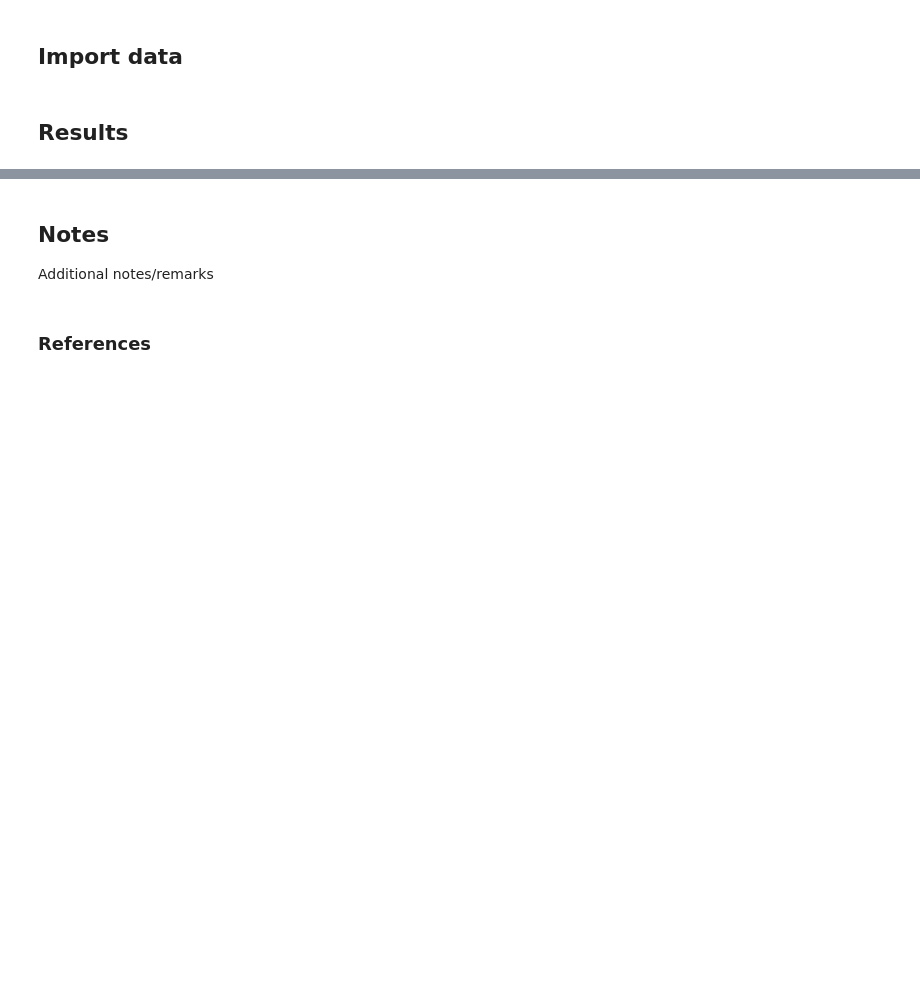
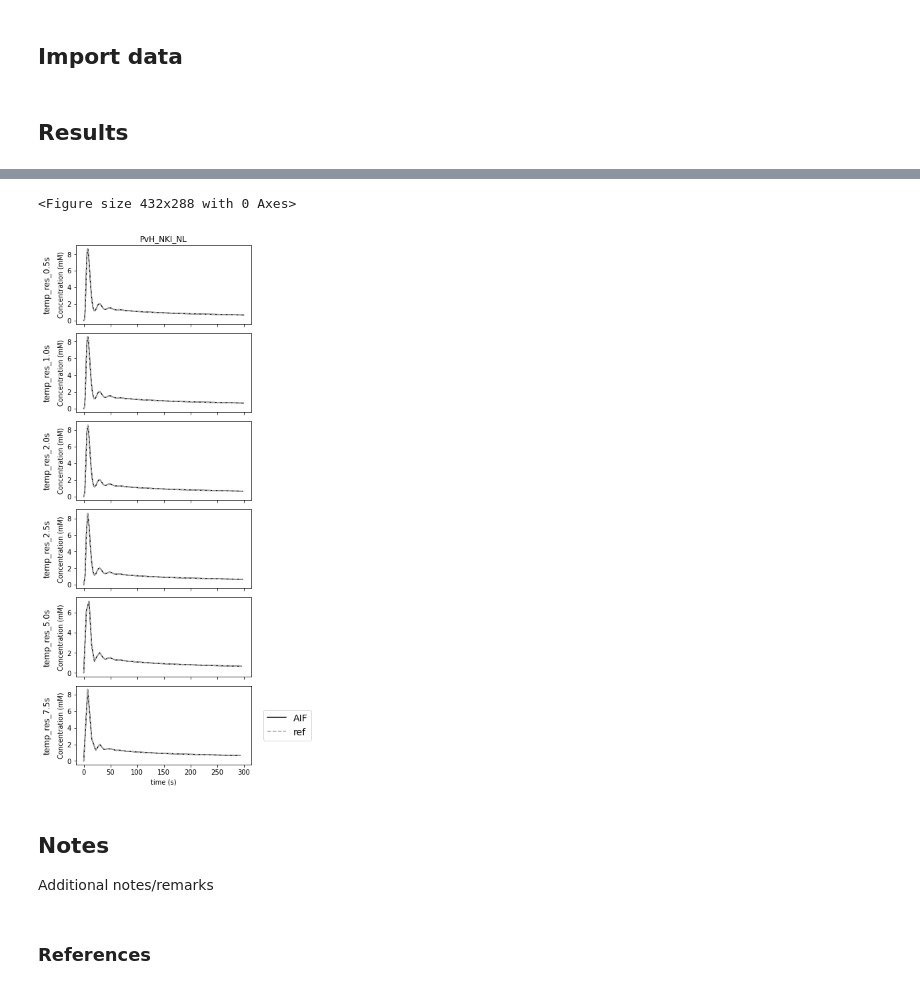
Before and after one commit to OSIPI/DCE-DSC-MRI_CodeCollection, a Jupyter notebook: notebooks/GeorgiouAIF.ipynb, the cells around one changed output, grey strips where cells are left out. Drawn from its saved outputs; the diff is of its cells as text; code cells hidden in the pictures; blank space fills up the shorter version.

```diff
--- a/notebooks/GeorgiouAIF.ipynb
+++ b/notebooks/GeorgiouAIF.ipynb
@@ -22,3 +66,64 @@ Tolerances
+# %%
+data_res = df[(df['source']=='temp_res')]
+res_list = data_res.label.unique()
+no_res = len(res_list)
+
+plt.figure()
+fig, ax = plt.subplots(no_res, no_authors, sharex='col', sharey='row', figsize=(6,12))
+
+
+if no_authors > 1:
+    for current_res in range(no_res):
+        for current_author in range(no_authors):
+            subset_data = data_res[(data_res['author'] == author_list[current_author]) & (data_res['label'] == res_list[current_res])]
+            ax[current_res,current_author].plot(subset_data.time_ref, subset_data.cb_measured, color='black',label ="AIF")
+            ax[current_res,current_author].plot(subset_data.time_ref, subset_data.aif_ref, color='darkgrey', linestyle='dashed', label='ref')
+
+            if current_res == 0:
+                ax[current_res,current_author].set_title(author_list[current_author])
+            if current_author == 0:
+                ax[current_res,current_author].set_ylabel('Concentration (mM)')
+            if current_res == no_acq-1:
+                ax[current_res,current_author].set_xlabel('time (s)')
+
+        ax[no_res-1,no_authors-1].legend(bbox_to_anchor=(1.04,0.5), loc="center left", fontsize=14)
+
+    # add extra labels for rows
+    pad = 5
+    for a, row in zip(ax[:,0], res_list):
+        a.annotate(row, xy=(0, 0.5), xytext=(-a.yaxis.labelpad - pad, 0),
+                xycoords=a.yaxis.label, textcoords='offset points',
+                size='large', ha='right', va='center', rotation=90)
+
+else:
+    for current_res in range(no_res):
+        subset_data = data_res[(data_res['author'] == author_list[current_author]) & (data_res['label'] == res_list[current_res])]
+        ax[current_res].plot(subset_data.time_ref, subset_data.cb_measured, color='black',label ="AIF")
+        ax[current_res].plot(subset_data.time_ref, subset_data.aif_ref, color='darkgrey', linestyle='dashed', label='ref')
+        ax[current_res].set_ylabel('Concentration (mM)')
+
+        if current_res == 0:
+            ax[current_res].set_title(author_list[current_author])
+        if current_res == no_res-1:
+            ax[current_res].set_xlabel('time (s)')
+
+    ax[no_res-1].legend(bbox_to_anchor=(1.04,0.5), loc="center left", fontsize=14)
+
+
+    # add extra labels for rows
+    pad = 5
+    for a, row in zip(ax, res_list):
+        a.annotate(row, xy=(0, 0.5), xytext=(-a.yaxis.labelpad - pad, 0),
+                xycoords=a.yaxis.label, textcoords='offset points',
+                size='large', ha='right', va='center', rotation=90)
+
+
+
+fig.tight_layout()
+fig.subplots_adjust(left=0.15, top=0.95)
+# %% [output]
+<Figure size 432x288 with 0 Axes>
+[figure, added]
 # %% [markdown]
 ## Notes
 Additional notes/remarks
```
Also changed, not shown: parts of 11 cells of this notebook, 10 other files.
